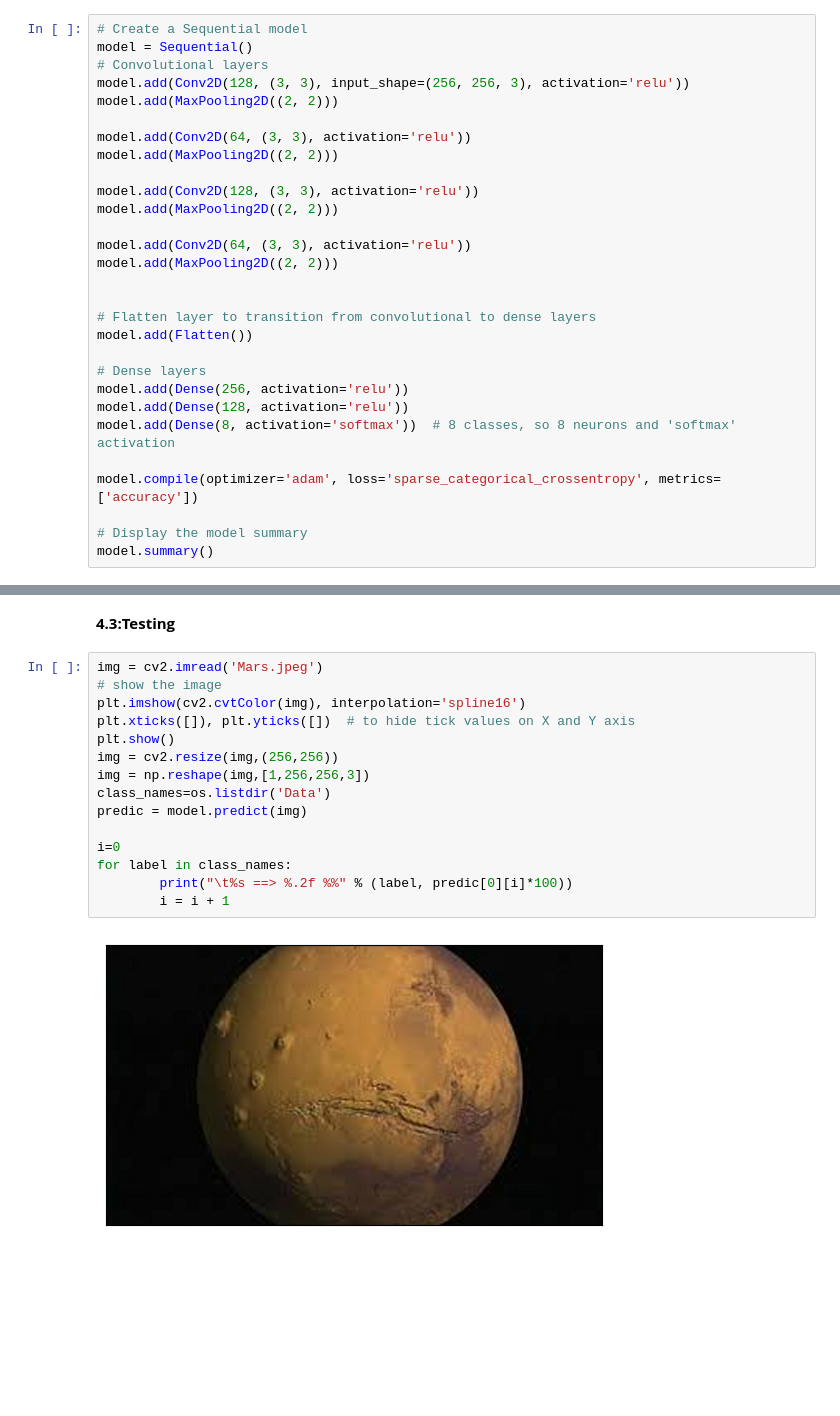
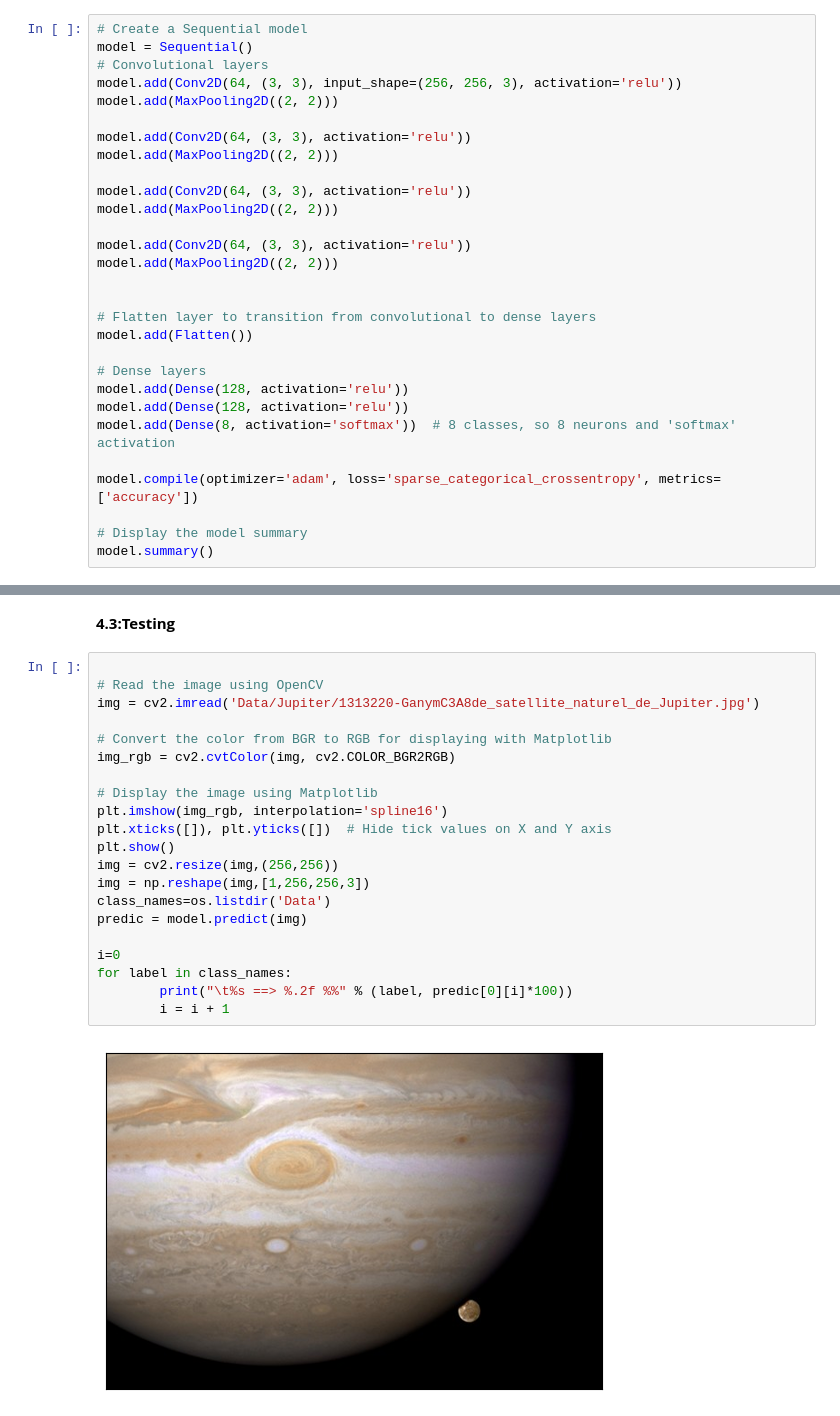
Before and after one commit to arsalene-zbidi/Planets-classifier, a Jupyter notebook: Planets of our Galaxie images classifer.ipynb, the cells around one changed output, grey strips where cells are left out. Cells and saved outputs as stored; diff of their text form; blank space fills up the shorter version.

Commit message:
rexecute the code with new conv2D values

```diff
--- a/Planets of our Galaxie images classifer.ipynb
+++ b/Planets of our Galaxie images classifer.ipynb
@@ -121,13 +121,13 @@ from tensorflow.keras.layers import Conv2D, MaxPooling2D, Dense, Flatten, Dropou
 # Create a Sequential model
 model = Sequential()
 # Convolutional layers
-model.add(Conv2D(128, (3, 3), input_shape=(256, 256, 3), activation='relu'))
+model.add(Conv2D(64, (3, 3), input_shape=(256, 256, 3), activation='relu'))
 model.add(MaxPooling2D((2, 2)))
 
 model.add(Conv2D(64, (3, 3), activation='relu'))
 model.add(MaxPooling2D((2, 2)))
 
-model.add(Conv2D(128, (3, 3), activation='relu'))
+model.add(Conv2D(64, (3, 3), activation='relu'))
 model.add(MaxPooling2D((2, 2)))
 
 model.add(Conv2D(64, (3, 3), activation='relu'))
@@ -138,7 +138,7 @@ model.add(MaxPooling2D((2, 2)))
 model.add(Flatten())
 
 # Dense layers
-model.add(Dense(256, activation='relu'))
+model.add(Dense(128, activation='relu'))
 model.add(Dense(128, activation='relu'))
 model.add(Dense(8, activation='softmax'))  # 8 classes, so 8 neurons and 'softmax' activation
 
@@ -204,19 +219,25 @@ plot_model_history(history)
 # %% [markdown]
 **4.3:Testing**
 # %%
-img = cv2.imread('Mars.jpeg')
-# show the image
-plt.imshow(cv2.cvtColor(img), interpolation='spline16')
-plt.xticks([]), plt.yticks([])  # to hide tick values on X and Y axis
+
+# Read the image using OpenCV
+img = cv2.imread('Data/Jupiter/1313220-GanymC3A8de_satellite_naturel_de_Jupiter.jpg')
+
+# Convert the color from BGR to RGB for displaying with Matplotlib
+img_rgb = cv2.cvtColor(img, cv2.COLOR_BGR2RGB)
+
+# Display the image using Matplotlib
+plt.imshow(img_rgb, interpolation='spline16')
+plt.xticks([]), plt.yticks([])  # Hide tick values on X and Y axis
 plt.show()
 img = cv2.resize(img,(256,256))
 img = np.reshape(img,[1,256,256,3])
 class_names=os.listdir('Data')
 predic = model.predict(img)
 
 i=0
 for label in class_names:
         print("\t%s ==> %.2f %%" % (label, predic[0][i]*100))
         i = i + 1
 # %% [output]
-[figure, old version]
+[figure, new version]
```
Also changed, not shown: parts of 6 cells of this notebook, 11 other files.
